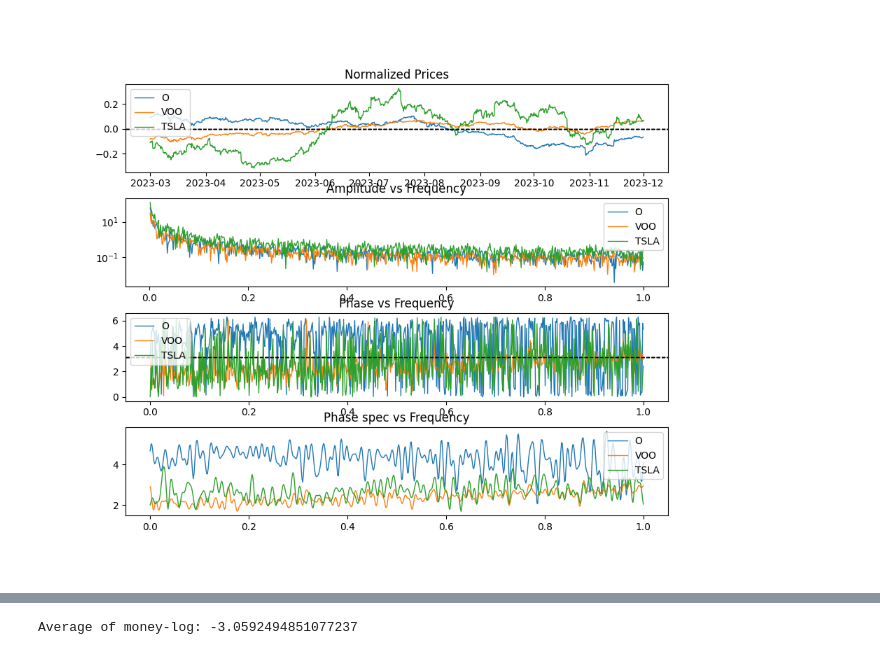
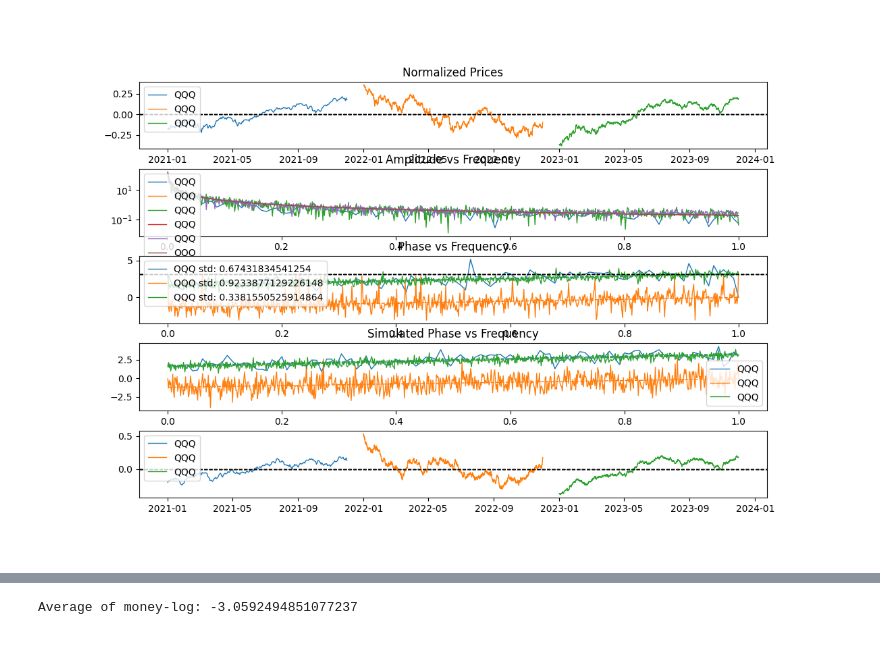
Before and after one commit to qwertpas/trading, a Jupyter notebook: opt.ipynb, the cells around one changed output, grey strips where cells are left out. Cells and saved outputs as stored; diff of their text form; code cells hidden in the pictures.

Commit message:
try phase trendline, doesn't work well

```diff
--- a/opt.ipynb
+++ b/opt.ipynb
@@ -7,62 +7,91 @@ import yfinance as yf
 from datetime import datetime
 %matplotlib widget
 # %%
-plt.figure(figsize=(10, 8))
+plt.figure(figsize=(12, 8))
 plt.tight_layout()
 plt.subplots_adjust(hspace=0.3)
 
 tickers = [
-    ['O', '2023-03-01', '2023-12-01', '1h'],
-    ['VOO', '2023-03-01', '2023-12-01', '1h'],
-    ['TSLA', '2023-03-01', '2023-12-01', '1h'],
+    ['QQQ', '2021-01-01', '2021-12-01', '1d'],
+    ['QQQ', '2022-01-01', '2022-12-01', '1h'],
+    ['QQQ', '2023-01-01', '2023-12-01', '1h'],
+    # ['QQQ', '2016-01-01', '2016-12-01', '1d'],
+    # ['VOO', '2023-03-01', '2023-06-01', '1h'],
+    # ['O', '2015-01-01', '2015-12-01', '1d'],
+    # ['O', '2023-01-01', '2023-12-01', '1h'],
+    # ['O', '2023-09-01', '2023-12-01', '1h'],
 ]
 for ticker in tickers:
+    print(ticker)
     prices = np.array(yf.Ticker(ticker[0]).history(start=ticker[1], end=ticker[2], interval=ticker[3])['Close'])
     prices = prices[~np.isnan(prices)]
-    prices = (prices - prices.mean()) / prices.mean()
+    # prices = prices / prices.mean() - 1
+    prices = np.log2(prices/prices.mean())
+    # prices = (prices) / prices.mean()
     # prices -= 1
 
-    nyquist_freq = len(prices) // 2
+    nyquist_freq = (len(prices) // 2) + 1
     spectrum = np.fft.fft(prices)[:nyquist_freq]
+    amplitudes = np.abs(spectrum)
+    phases = np.angle(spectrum)
 
     ticker_str = ticker[0]
 
-    plt.subplot(411)
+    plt.subplot(511)
+    plt.title('Normalized Prices')
     start_date = datetime.strptime(ticker[1], '%Y-%m-%d')
     end_date = datetime.strptime(ticker[2], '%Y-%m-%d')
-    num_dates = len(prices)
-    date_array = np.linspace(start_date.timestamp(), end_date.timestamp(), num_dates)
+    date_array = np.linspace(start_date.timestamp(), end_date.timestamp(), len(prices))
     date_objects = [datetime.fromtimestamp(ts) for ts in date_array]
     plt.plot(date_objects, prices, label=ticker_str, linewidth=1)
     plt.axhline(y=0, color='k', linestyle='--', linewidth=1)
-    plt.title('Normalized Prices')
     plt.legend()
 
     x = np.linspace(0, 1, nyquist_freq)
 
-    plt.subplot(412)
-    plt.plot(x[1:], np.abs(spectrum)[1:], label=ticker_str, linewidth=1)
+    plt.subplot(512)
     plt.title('Amplitude vs Frequency')
+    plt.plot(x[1:], amplitudes[1:], label=ticker_str, linewidth=1)
+    plt.plot(x[1:], 0.2/x[1:], label=ticker_str, linewidth=1)
     plt.yscale('log')
     plt.legend()
 
-    plt.subplot(413)
-    phases = np.angle(spectrum)
-    phases = np.angle(spectrum) % (2*np.pi)
-    plt.plot(x, phases, label=ticker_str, linewidth=1)
+    plt.subplot(513)
+    plt.title('Phase vs Frequency')
+    ((slope, intercept), residuals, _, _, _) = np.polyfit(x, phases, 1, full=True)
+    ((slope_mod, intercept_mod), residuals_mod, _, _, _) = np.polyfit(x, phases % (2*np.pi), 1, full=True)
+    if(residuals_mod < residuals):
+        slope = slope_mod
+        intercept = intercept_mod
+        residuals = residuals_mod
+        phases = phases % (2*np.pi)
+    stddev = np.sqrt(residuals[0]/len(phases))
+    print(f"{slope}x+{intercept}±{stddev}")
+    plt.plot(x, phases, label=f"{ticker_str} std: {stddev}", linewidth=1)
+    color = plt.gca().lines[-1].get_color()
+    plt.plot(x, slope*x + intercept, color=color, linestyle='--', linewidth=1)
     plt.axhline(y=np.pi, color='k', linestyle='--', linewidth=1)
-    plt.title('Phase vs Frequency')
     plt.legend()
 
-    plt.subplot(414)
-    # phase_spec = np.fft.fft(phases)
-    phase_spec = np.fft.fft(phases)
-    phase_spec[100:] = 0
-    phase_lpf = np.fft.ifft(phase_spec)
+    plt.subplot(514)
+    plt.title('Simulated Phase vs Frequency')
+    phases_sim = slope*x + np.random.normal(intercept, stddev, size=len(x))
+    # phases_sim %= (2*np.pi)
+    ((slope_sim, intercept_sim), residuals_sim, _, _, _) = np.polyfit(x, phases_sim, 1, full=True)
+    plt.plot(x, phases_sim, label=ticker_str, linewidth=1)
+    color = plt.gca().lines[-1].get_color()
+    plt.plot(x, slope_sim*x + intercept_sim, color=color, linestyle='--', linewidth=1)
+    plt.legend()
 
-    plt.plot(x, np.abs(phase_lpf), label=ticker_str, linewidth=1)
-    # plt.axhline(y=np.pi, color='k', linestyle='--', linewidth=1)
-    plt.title('Phase spec vs Frequency')
-    # plt.yscale('log')
+    plt.subplot(515)
+    spectrum_sim = amplitudes * np.exp(1j * phases_sim)
+    # spectrum_sim = np.copy(spectrum)
+    if(len(prices)%2==0):
+        spectrum_sim = np.concatenate((spectrum_sim[:-1], np.conj(spectrum_sim[-1:0:-1]))) #second half is the negative frequencies, reverse and remove last element, then take last element
+    else:
+        spectrum_sim = np.concatenate((spectrum_sim, np.conj(spectrum_sim[-1:0:-1])))
+    prices_sim = np.fft.ifft(spectrum_sim).real
+    plt.plot(date_objects, prices_sim, label=ticker_str, linewidth=1)
+    plt.axhline(y=0, color='k', linestyle='--', linewidth=1)
     plt.legend()
 # %% [output]
@@ -69 +104 @@ for ticker in tickers:
-[figure, old version]
+[figure, new version]
```
Also changed, not shown: parts of 5 cells of this notebook, 1 other file.
